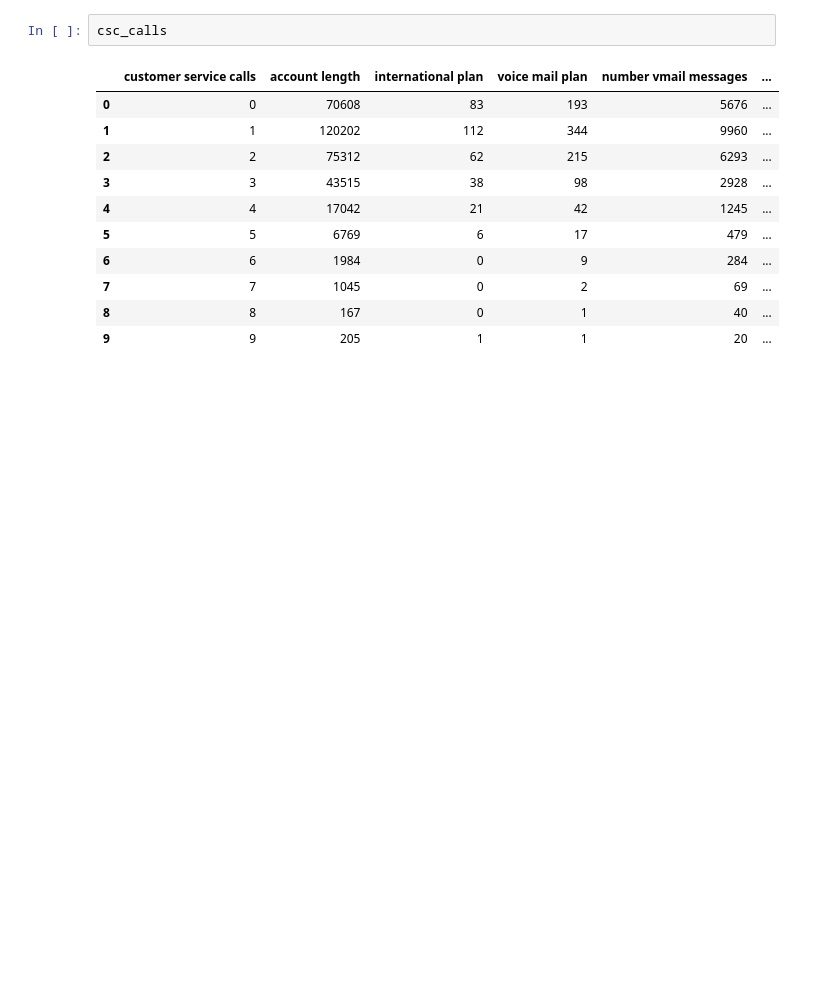
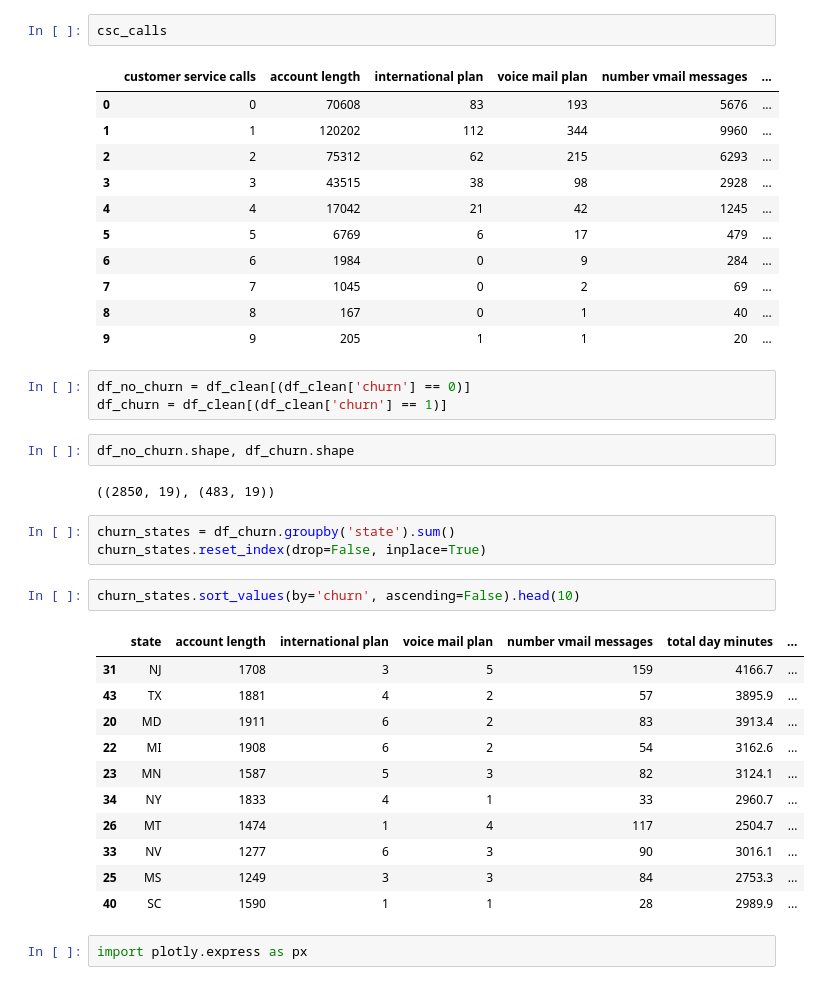
Before and after one commit to jswec/Phase-3-Project, a Jupyter notebook: Paul.ipynb, the cells around one changed output. Saved outputs shown, nothing was run; the diff lists cells and outputs as text; blank space fills up the shorter version.

```diff
--- a/Paul.ipynb
+++ b/Paul.ipynb
@@ -176,3 +304,29 @@ csc_calls
 | 7 | 7 | 1045 | 0 | 2 | 69 | ... |
 | 8 | 8 | 167 | 0 | 1 | 40 | ... |
 | 9 | 9 | 205 | 1 | 1 | 20 | ... |
+# %%
+df_no_churn = df_clean[(df_clean['churn'] == 0)]
+df_churn = df_clean[(df_clean['churn'] == 1)]
+# %%
+df_no_churn.shape, df_churn.shape
+# %% [output]
+((2850, 19), (483, 19))
+# %%
+churn_states = df_churn.groupby('state').sum()
+churn_states.reset_index(drop=False, inplace=True)
+# %%
+churn_states.sort_values(by='churn', ascending=False).head(10)
+# %% [output]
+|  | state | account length | international plan | voice mail plan | number vmail messages | total day minutes | ... |
+| 31 | NJ | 1708 | 3 | 5 | 159 | 4166.7 | ... |
+| 43 | TX | 1881 | 4 | 2 | 57 | 3895.9 | ... |
+| 20 | MD | 1911 | 6 | 2 | 83 | 3913.4 | ... |
+| 22 | MI | 1908 | 6 | 2 | 54 | 3162.6 | ... |
+| 23 | MN | 1587 | 5 | 3 | 82 | 3124.1 | ... |
+| 34 | NY | 1833 | 4 | 1 | 33 | 2960.7 | ... |
+| 26 | MT | 1474 | 1 | 4 | 117 | 2504.7 | ... |
+| 33 | NV | 1277 | 6 | 3 | 90 | 3016.1 | ... |
+| 25 | MS | 1249 | 3 | 3 | 84 | 2753.3 | ... |
+| 40 | SC | 1590 | 1 | 1 | 28 | 2989.9 | ... |
+# %%
+import plotly.express as px
```
Also changed, not shown: parts of 20 cells of this notebook.
